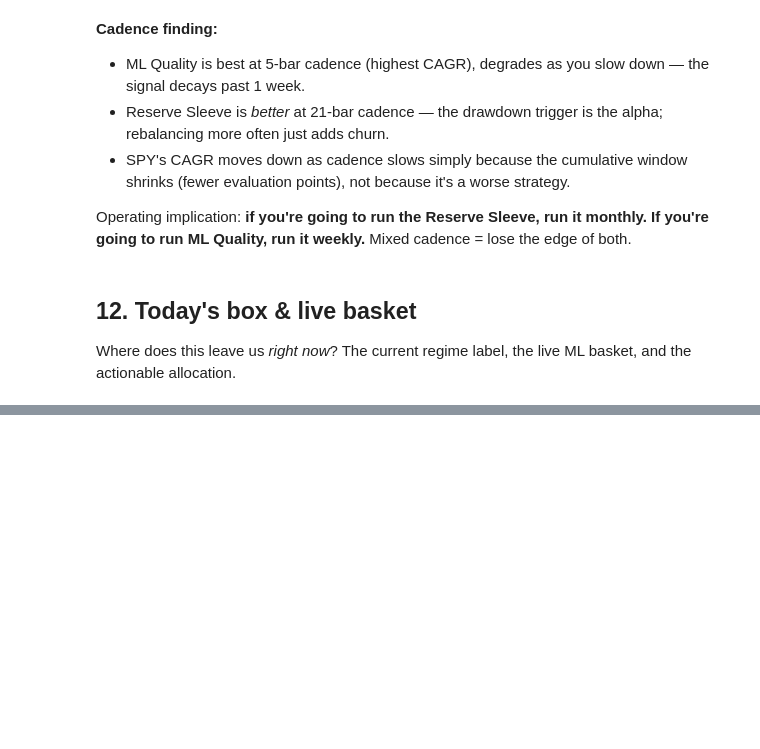
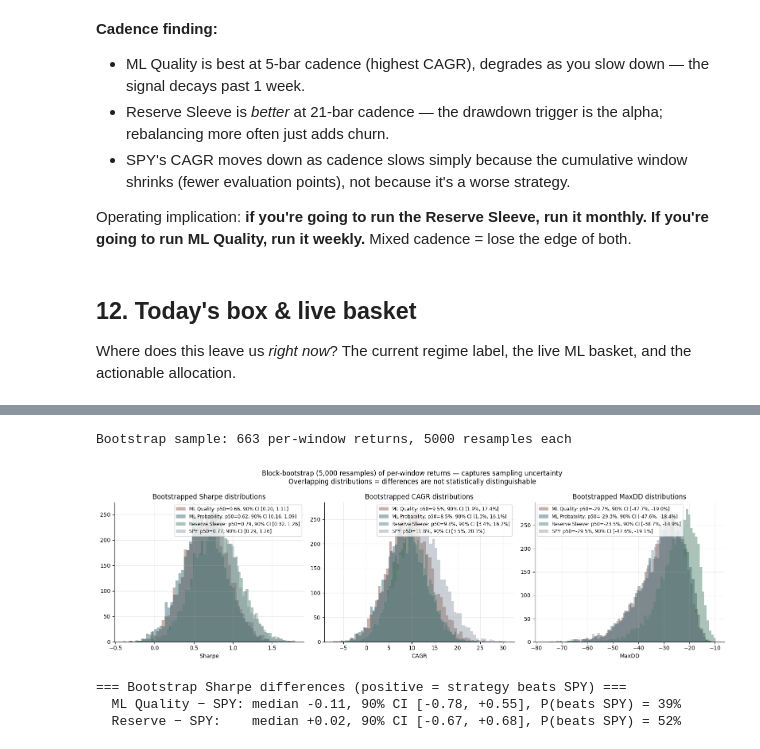
Before and after one commit to tim7en/price_action, a Jupyter notebook: notebooks/sector_strategy_review.ipynb, the cells around one changed output, grey strips where cells are left out. Cells and saved outputs as stored; diff of their text form; code cells hidden in the pictures; blank space fills up the shorter version.

```diff
--- a/notebooks/sector_strategy_review.ipynb
+++ b/notebooks/sector_strategy_review.ipynb
@@ -819,0 +1027,77 @@ Putting all of the above together:
+# %%
+from numpy.random import default_rng
+
+rng = default_rng(42)
+N_BOOT = 5000
+PERIODS_PER_YEAR = 50  # 5-bar windows ≈ 50 per year
+
+# Load per-window returns
+history_log = pd.read_csv(REPORT_DIR / "sector_ml_history_period_log.csv", parse_dates=["exit_date"])
+ret_cols = {
+    "ML Quality": "quality_return",
+    "ML Probability": "probability_return",
+    "Reserve Sleeve": "reserve_rule_return",
+    "SPY": "spy_return",
+}
+ret_df = history_log[list(ret_cols.values())].rename(columns={v: k for k, v in ret_cols.items()}).dropna()
+print(f"Bootstrap sample: {len(ret_df)} per-window returns, {N_BOOT} resamples each")
+
+boot_sharpe = {}
+boot_cagr = {}
+boot_maxdd = {}
+for name in ret_df.columns:
+    r = ret_df[name].values
+    sharpes, cagrs, maxdds = [], [], []
+    for _ in range(N_BOOT):
+        sample = rng.choice(r, size=len(r), replace=True)
+        sd = sample.std()
+        if sd > 0:
+            sharpes.append(sample.mean() / sd * np.sqrt(PERIODS_PER_YEAR))
+        eq = np.cumprod(1 + sample)
+        total = eq[-1] - 1
+        cagrs.append((1 + total) ** (PERIODS_PER_YEAR / len(sample)) - 1)
+        peak = np.maximum.accumulate(eq)
+        maxdds.append((eq / peak - 1).min())
+    boot_sharpe[name] = np.array(sharpes)
+    boot_cagr[name] = np.array(cagrs)
+    boot_maxdd[name] = np.array(maxdds)
+
+# Plot bootstrap Sharpe distributions
+fig, axes = plt.subplots(1, 3, figsize=(16, 5))
+palette = {"ML Quality": "#7a3e2b", "ML Probability": "#0f4c5c", "Reserve Sleeve": "#2d6a4f", "SPY": "#7d8b99"}
+for name, samples in boot_sharpe.items():
+    axes[0].hist(samples, bins=60, alpha=0.4, color=palette[name], label=f"{name}: p50={np.median(samples):.2f}, 90% CI [{np.percentile(samples,5):.2f}, {np.percentile(samples,95):.2f}]")
+axes[0].set_title("Bootstrapped Sharpe distributions")
+axes[0].set_xlabel("Sharpe")
+axes[0].legend(fontsize=8.5)
+
+for name, samples in boot_cagr.items():
+    axes[1].hist(samples * 100, bins=60, alpha=0.4, color=palette[name], label=f"{name}: p50={np.median(samples)*100:.1f}%, 90% CI [{np.percentile(samples,5)*100:.1f}%, {np.percentile(samples,95)*100:.1f}%]")
+axes[1].set_title("Bootstrapped CAGR distributions")
+axes[1].set_xlabel("CAGR")
+axes[1].legend(fontsize=8.5)
+
+for name, samples in boot_maxdd.items():
+    axes[2].hist(samples * 100, bins=60, alpha=0.4, color=palette[name], label=f"{name}: p50={np.median(samples)*100:.1f}%, 90% CI [{np.percentile(samples,5)*100:.1f}%, {np.percentile(samples,95)*100:.1f}%]")
+axes[2].set_title("Bootstrapped MaxDD distributions")
+axes[2].set_xlabel("MaxDD")
+axes[2].legend(fontsize=8.5)
+
+plt.suptitle("Block-bootstrap (5,000 resamples) of per-window returns — captures sampling uncertainty\n"
+             "Overlapping distributions = differences are not statistically distinguishable", fontsize=12)
+plt.tight_layout()
+plt.show()
+
+# Pairwise difference test: is ML Quality Sharpe reliably higher than SPY Sharpe?
+diff_quality_spy = boot_sharpe["ML Quality"] - boot_sharpe["SPY"]
+diff_reserve_spy = boot_sharpe["Reserve Sleeve"] - boot_sharpe["SPY"]
+
+print("\n=== Bootstrap Sharpe differences (positive = strategy beats SPY) ===")
+print(f"  ML Quality − SPY: median {np.median(diff_quality_spy):+.2f}, 90% CI [{np.percentile(diff_quality_spy,5):+.2f}, {np.percentile(diff_quality_spy,95):+.2f}], P(beats SPY) = {(diff_quality_spy > 0).mean()*100:.0f}%")
+print(f"  Reserve − SPY:    median {np.median(diff_reserve_spy):+.2f}, 90% CI [{np.percentile(diff_reserve_spy,5):+.2f}, {np.percentile(diff_reserve_spy,95):+.2f}], P(beats SPY) = {(diff_reserve_spy > 0).mean()*100:.0f}%")
+# %% [output]
+Bootstrap sample: 663 per-window returns, 5000 resamples each
+[figure, added]
+=== Bootstrap Sharpe differences (positive = strategy beats SPY) ===
+  ML Quality − SPY: median -0.11, 90% CI [-0.78, +0.55], P(beats SPY) = 39%
+  Reserve − SPY:    median +0.02, 90% CI [-0.67, +0.68], P(beats SPY) = 52%
```
Also changed, not shown: parts of 25 cells of this notebook, 1 other file.
